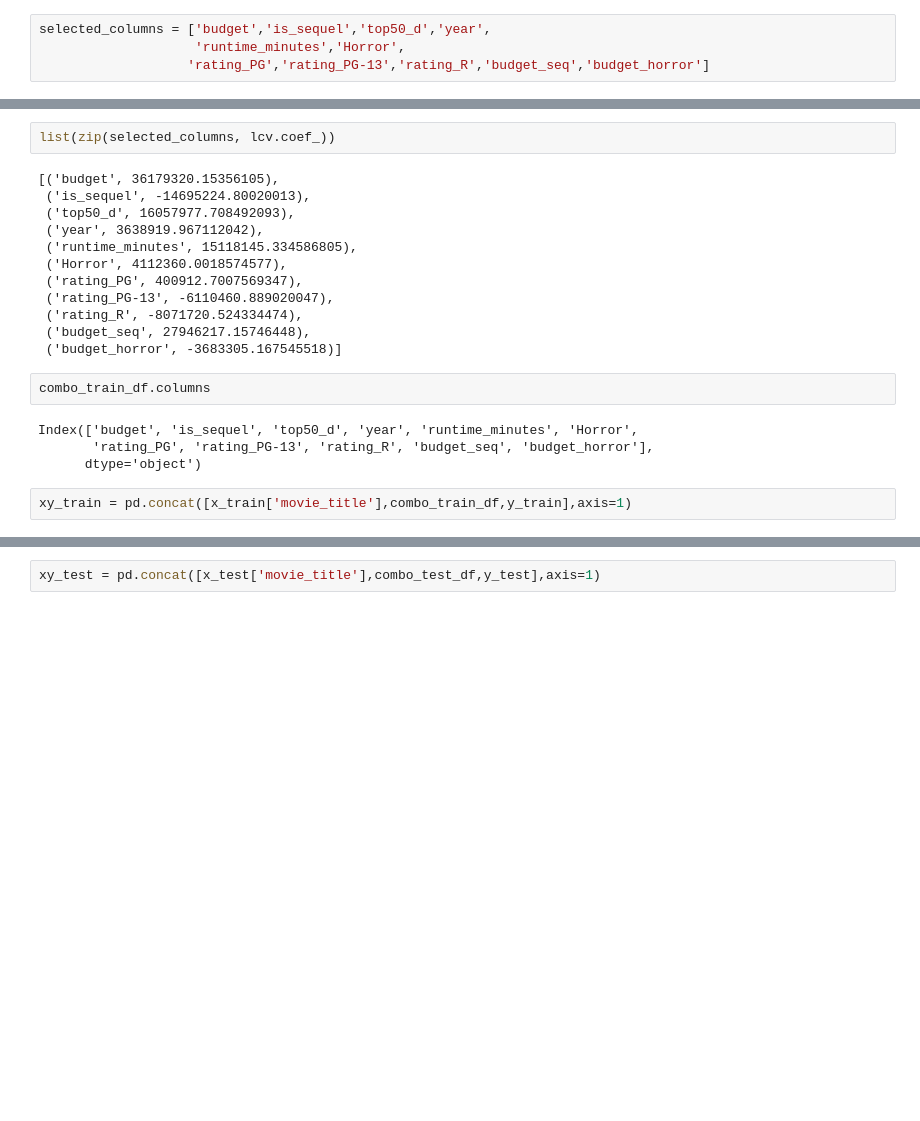
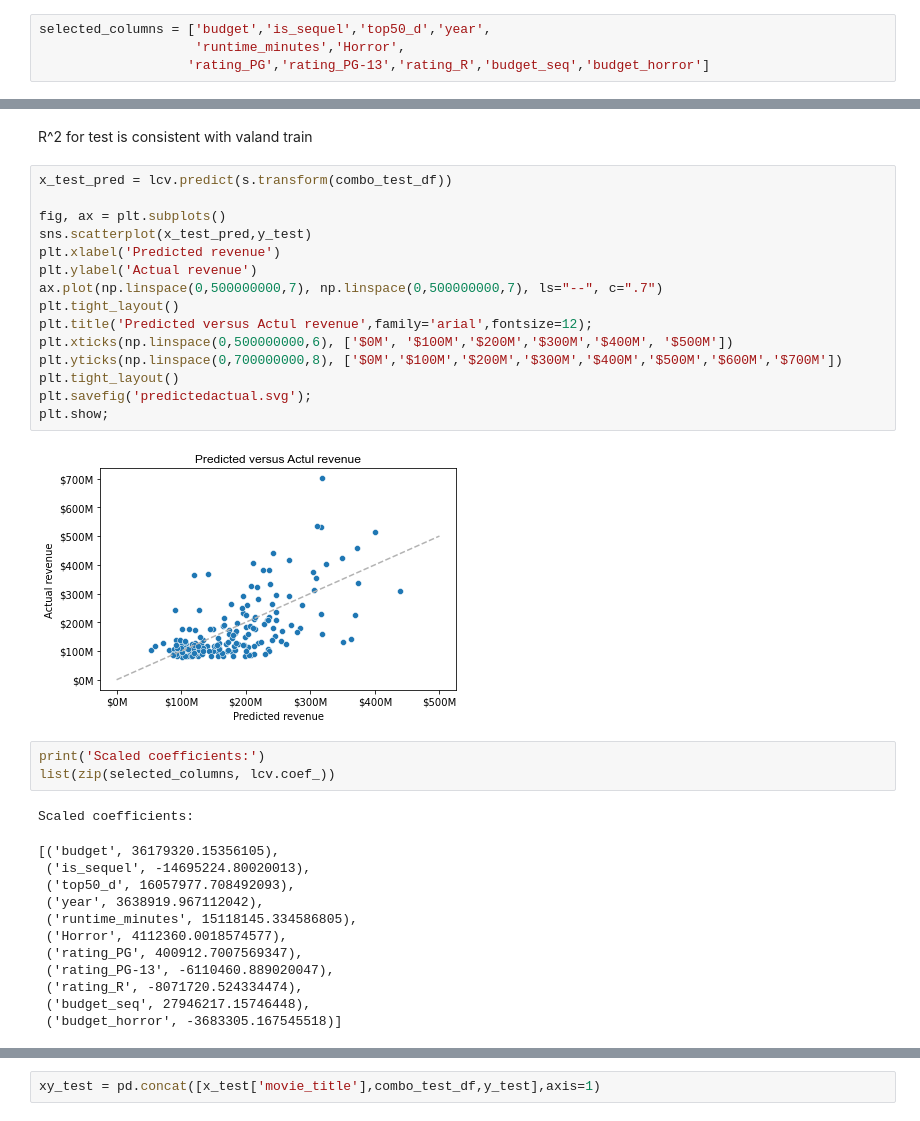
Before and after one commit to tawney-kirkland/02-luther, a Jupyter notebook: movie-linreg-seventh_lasso_c-nolog.ipynb, the cells around one changed output, grey strips where cells are left out. Saved outputs shown, nothing was run; the diff lists cells and outputs as text; blank space fills up the shorter version.

```diff
--- a/movie-linreg-seventh_lasso_c-nolog.ipynb
+++ b/movie-linreg-seventh_lasso_c-nolog.ipynb
@@ -264,22 +241,35 @@ lcv.score(s.transform(combo_test_df),y_test)
+# %% [markdown]
+R^2 for test is consistent with valand train
+# %%
+x_test_pred = lcv.predict(s.transform(combo_test_df))
+
+fig, ax = plt.subplots()
+sns.scatterplot(x_test_pred,y_test)
+plt.xlabel('Predicted revenue')
+plt.ylabel('Actual revenue')
+ax.plot(np.linspace(0,500000000,7), np.linspace(0,500000000,7), ls="--", c=".7")
+plt.tight_layout()
+plt.title('Predicted versus Actul revenue',family='arial',fontsize=12);
+plt.xticks(np.linspace(0,500000000,6), ['$0M', '$100M','$200M','$300M','$400M', '$500M'])
+plt.yticks(np.linspace(0,700000000,8), ['$0M','$100M','$200M','$300M','$400M','$500M','$600M','$700M'])
+plt.tight_layout()
+plt.savefig('predictedactual.svg');
+plt.show;
+# %% [output]
+[figure, added]
 # %%
+print('Scaled coefficients:')
 list(zip(selected_columns, lcv.coef_))
 # %% [output]
-[('budget', 36179320.15356105),
- ('is_sequel', -14695224.80020013),
- ('top50_d', 16057977.708492093),
- ('year', 3638919.967112042),
- ('runtime_minutes', 15118145.334586805),
- ('Horror', 4112360.0018574577),
- ('rating_PG', 400912.7007569347),
- ('rating_PG-13', -6110460.889020047),
- ('rating_R', -8071720.524334474),
- ('budget_seq', 27946217.15746448),
- ('budget_horror', -3683305.167545518)]
+Scaled coefficients:
+[('budget', 36179320.15356105),
+ ('is_sequel', -14695224.80020013),
+ ('top50_d', 16057977.708492093),
+ ('year', 3638919.967112042),
+ ('runtime_minutes', 15118145.334586805),
+ ('Horror', 4112360.0018574577),
+ ('rating_PG', 400912.7007569347),
+ ('rating_PG-13', -6110460.889020047),
+ ('rating_R', -8071720.524334474),
+ ('budget_seq', 27946217.15746448),
+ ('budget_horror', -3683305.167545518)]
-# %%
-combo_train_df.columns
-# %% [output]
-Index(['budget', 'is_sequel', 'top50_d', 'year', 'runtime_minutes', 'Horror',
-       'rating_PG', 'rating_PG-13', 'rating_R', 'budget_seq', 'budget_horror'],
-      dtype='object')
-# %%
-xy_train = pd.concat([x_train['movie_title'],combo_train_df,y_train],axis=1)
```
Also changed, not shown: parts of 45 cells of this notebook.
